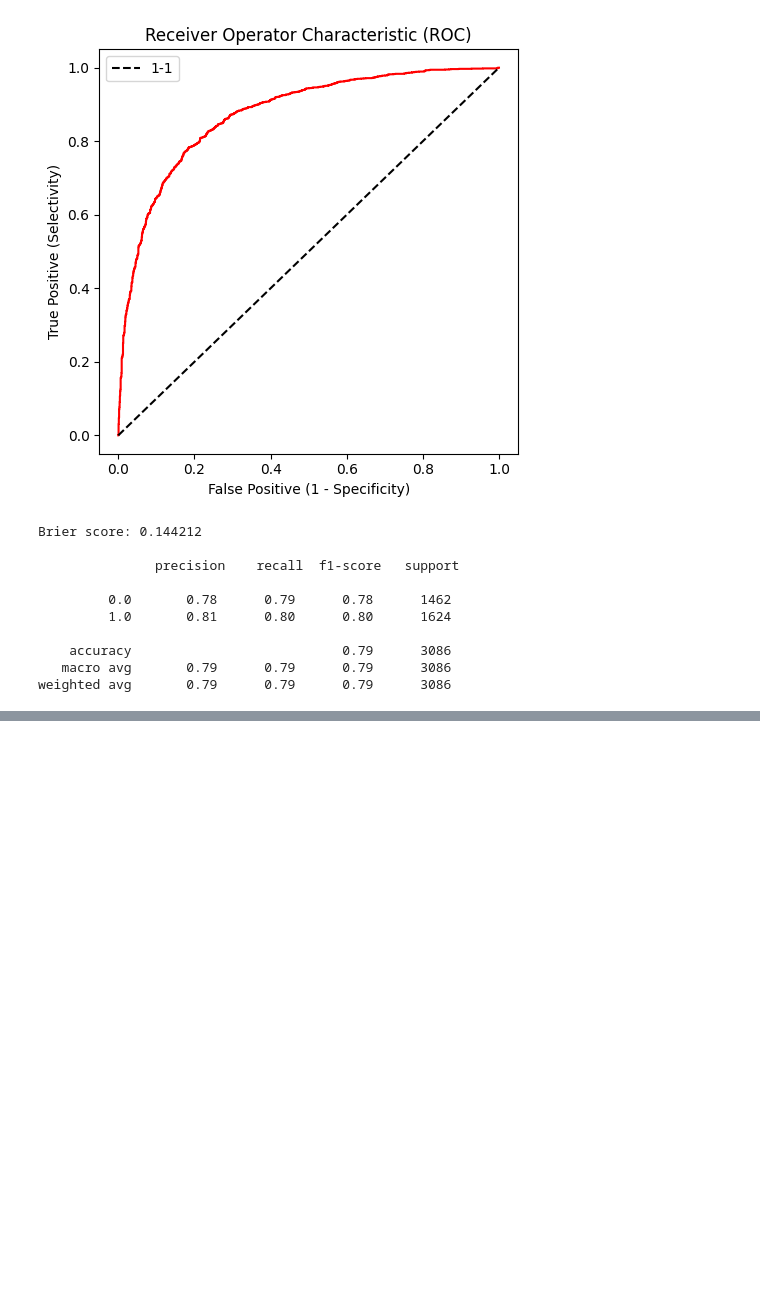
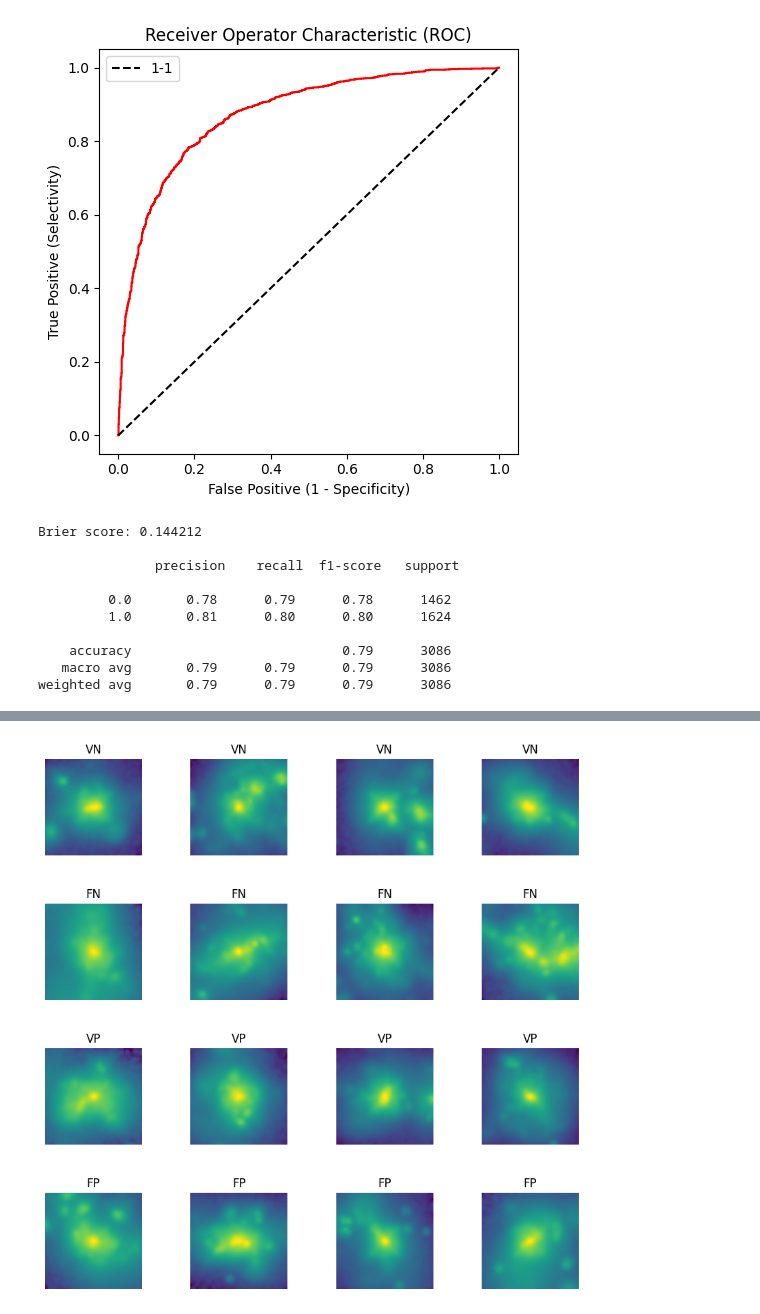
Before and after one commit to NataliCMAlmeida/CNN-para-classificar-fus-o-de-galaxias, a Jupyter notebook: TCC corrigido.ipynb, the cells around one changed output, grey strips where cells are left out. Cells and saved outputs as stored; diff of their text form; code cells hidden in the pictures; blank space fills up the shorter version.

```diff
--- a/TCC corrigido.ipynb
+++ b/TCC corrigido.ipynb
@@ -585,0 +557,53 @@ plt.show()
+# %%
+import matplotlib.pyplot as plt
+import numpy as np
+from scipy.ndimage import gaussian_filter
+from matplotlib.colors import LogNorm
+import random
+
+# ... (seu código que define model, X_test, Y_test)
+
+# Fazer previsões e calcular o erro, etc. (mesmo código do bloco anterior)
+# ...
+
+
+#  (Removido: Dicionários examples e example_indices - não são mais necessários)
+
+
+# Plota os exemplos usando os índices calculados anteriormente
+all_examples = []
+classificacoes = []
+
+
+indices_por_classe = {
+    'VN': TN_indices,
+    'FN': FN_indices,
+    'VP': TP_indices,
+    'FP': FP_indices,
+}
+
+
+for classe, indices in indices_por_classe.items():
+    all_examples.extend([X_test[i, 1] for i in indices[:4]]) # Seleciona até 4 exemplos de cada classe
+    classificacoes.extend([classe] * min(4, len(indices))) # Adiciona a classificação correta
+
+
+fig1, axes = plt.subplots(4, 4, figsize=(10, 10))
+fig1.subplots_adjust(hspace=0.5, wspace=0.5)
+
+for i, (image, classe) in enumerate(zip(all_examples, classificacoes)):
+    random.seed(2024 + i)  # Define uma semente para reprodutibilidade, mas não afeta a seleção
+
+    ax = axes.flat[i]
+    ax.axis("off")
+
+    # Normaliza e aplica filtro Gaussiano
+    image = (image - image.min()) / (image.max() - image.min() + 1e-8)
+    image = gaussian_filter(image, sigma=1)
+
+    ax.imshow(image, aspect='auto', cmap='viridis', norm=LogNorm())
+    ax.set_title(classe)
+
+plt.show()
+# %% [output]
+[figure, added]
```
Also changed, not shown: parts of 4 cells of this notebook.
